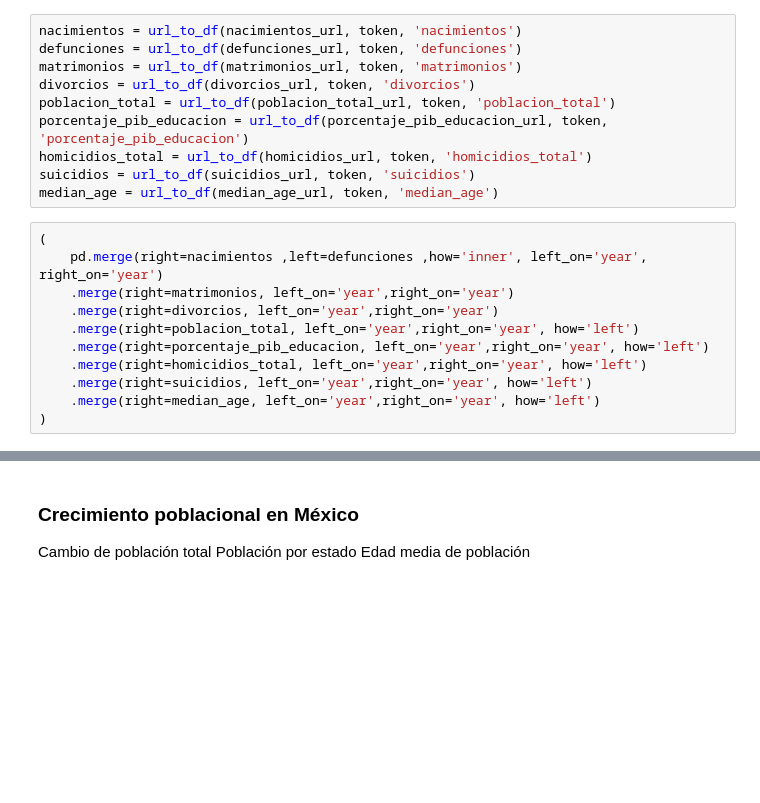
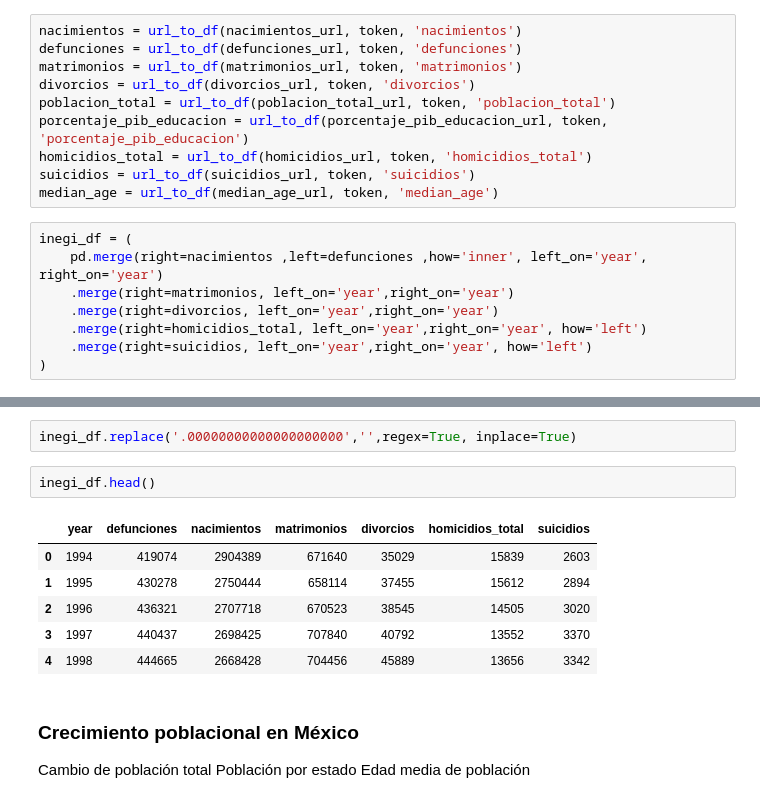
Before and after one commit to Mavedo/inegi, a Jupyter notebook: cleandata.ipynb, the cells around one changed output, grey strips where cells are left out. Saved outputs shown, nothing was run; the diff lists cells and outputs as text; blank space fills up the shorter version.

Commit message:
Added the percentages for the age ranges, cleaned the INEGI df

```diff
--- a/cleandata.ipynb
+++ b/cleandata.ipynb
@@ -41,13 +41,10 @@ homicidios_total = url_to_df(homicidios_url, token, 'homicidios_total')
 suicidios = url_to_df(suicidios_url, token, 'suicidios')
 median_age = url_to_df(median_age_url, token, 'median_age')
 # %%
-(
+inegi_df = (
     pd.merge(right=nacimientos ,left=defunciones ,how='inner', left_on='year', right_on='year')
     .merge(right=matrimonios, left_on='year',right_on='year')
     .merge(right=divorcios, left_on='year',right_on='year')
-    .merge(right=poblacion_total, left_on='year',right_on='year', how='left')
-    .merge(right=porcentaje_pib_educacion, left_on='year',right_on='year', how='left')
     .merge(right=homicidios_total, left_on='year',right_on='year', how='left')
     .merge(right=suicidios, left_on='year',right_on='year', how='left')
-    .merge(right=median_age, left_on='year',right_on='year', how='left')
 )
@@ -72,3 +51,14 @@ median_age = url_to_df(median_age_url, token, 'median_age')
+# %%
+inegi_df.replace('.00000000000000000000','',regex=True, inplace=True)
+# %%
+inegi_df.head()
+# %% [output]
+|  | year | defunciones | nacimientos | matrimonios | divorcios | homicidios_total | suicidios |
+| 0 | 1994 | 419074 | 2904389 | 671640 | 35029 | 15839 | 2603 |
+| 1 | 1995 | 430278 | 2750444 | 658114 | 37455 | 15612 | 2894 |
+| 2 | 1996 | 436321 | 2707718 | 670523 | 38545 | 14505 | 3020 |
+| 3 | 1997 | 440437 | 2698425 | 707840 | 40792 | 13552 | 3370 |
+| 4 | 1998 | 444665 | 2668428 | 704456 | 45889 | 13656 | 3342 |
 # %% [markdown]
 ### Crecimiento poblacional en México
 
```
Also changed, not shown: parts of 6 cells of this notebook.
